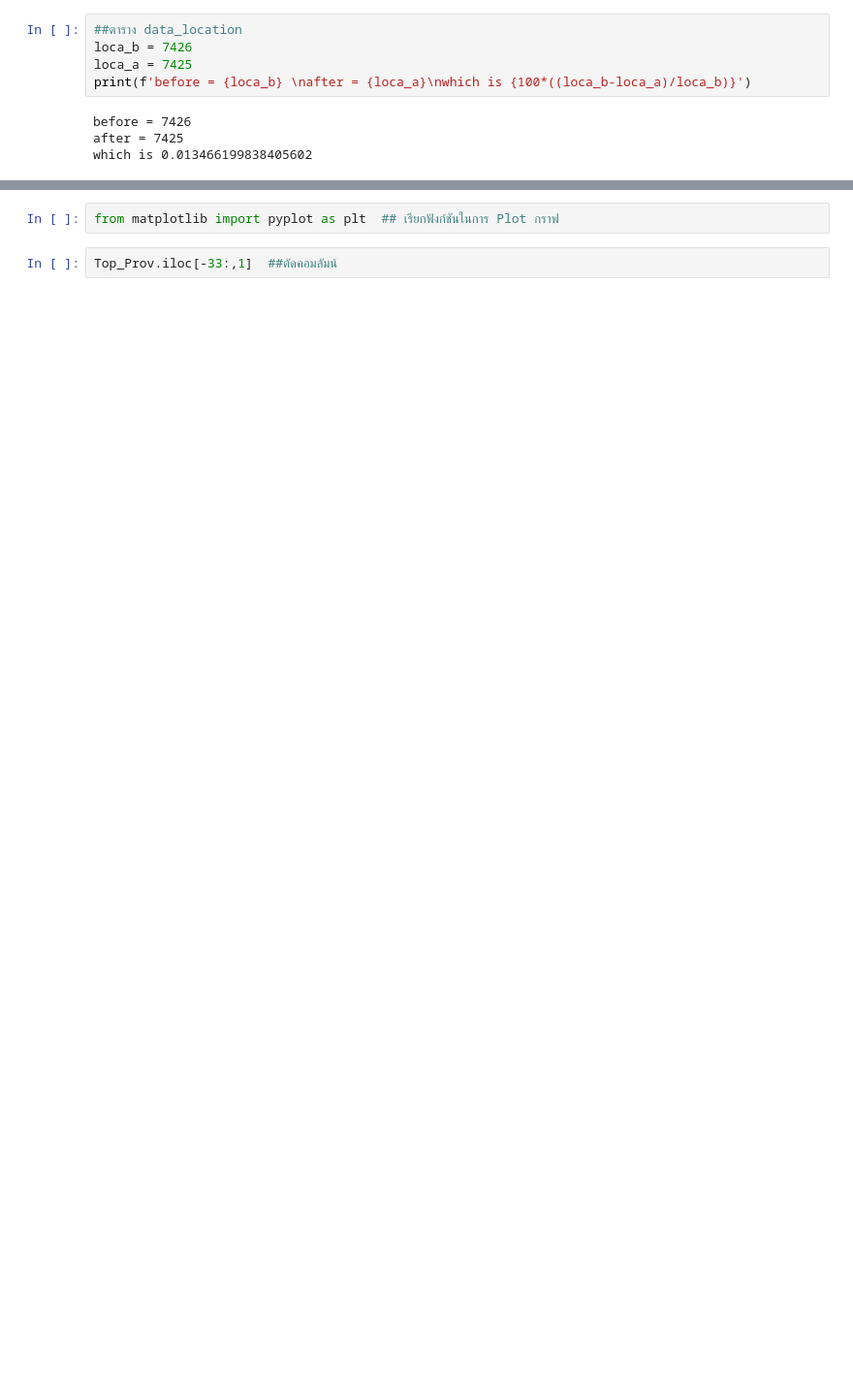
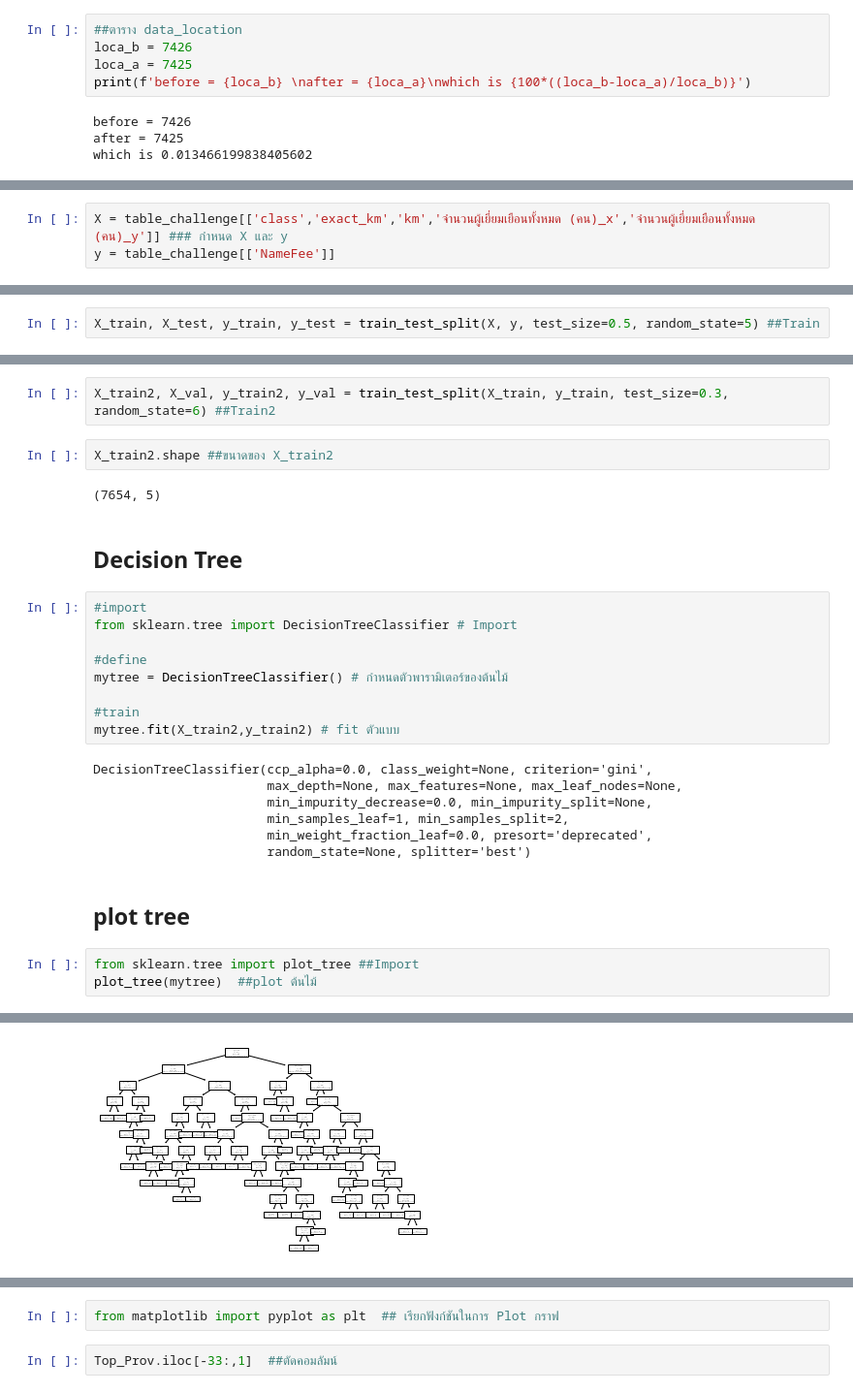
Before and after one commit to Jaomiew/DWDM21, a Jupyter notebook: Project_ล่าสุด.ipynb, the cells around one changed output, grey strips where cells are left out. Shown at 97% size. Saved outputs shown, nothing was run; the diff lists cells and outputs as text; blank space fills up the shorter version.

```diff
--- a/Project_ล่าสุด.ipynb
+++ b/Project_ล่าสุด.ipynb
@@ -540,0 +998,3 @@ Top_Prov  ##เรียกดูตาราง
+# %%
+X = table_challenge[['class','exact_km','km','จำนวนผู้เยี่ยมเยือนทั้งหมด (คน)_x','จำนวนผู้เยี่ยมเยือนทั้งหมด (คน)_y']] ### กำหนด X และ y
+y = table_challenge[['NameFee']]
@@ -540,0 +1021,2 @@ Top_Prov  ##เรียกดูตาราง
+# %%
+X_train, X_test, y_train, y_test = train_test_split(X, y, test_size=0.5, random_state=5) ##Train
@@ -540,0 +1029,30 @@ Top_Prov  ##เรียกดูตาราง
+# %%
+X_train2, X_val, y_train2, y_val = train_test_split(X_train, y_train, test_size=0.3, random_state=6) ##Train2
+# %%
+X_train2.shape ##ขนาดของ X_train2
+# %% [output]
+(7654, 5)
+# %% [markdown]
+## **Decision Tree**
+# %%
+#import
+from sklearn.tree import DecisionTreeClassifier # Import
+
+#define
+mytree = DecisionTreeClassifier() # กำหนดตัวพารามิเตอร์ของต้นไม้
+
+#train
+mytree.fit(X_train2,y_train2) # fit ตัวแบบ
+# %% [output]
+DecisionTreeClassifier(ccp_alpha=0.0, class_weight=None, criterion='gini',
+                       max_depth=None, max_features=None, max_leaf_nodes=None,
+                       min_impurity_decrease=0.0, min_impurity_split=None,
+                       min_samples_leaf=1, min_samples_split=2,
+                       min_weight_fraction_leaf=0.0, presort='deprecated',
+                       random_state=None, splitter='best')
+# %% [markdown]
+## **plot tree**
+# %%
+from sklearn.tree import plot_tree ##Import
+plot_tree(mytree)  ##plot ต้นไม้
+# %% [output]
@@ -540,0 +1076 @@ Top_Prov  ##เรียกดูตาราง
+[figure, added]
```
Also changed, not shown: parts of 165 cells of this notebook.
